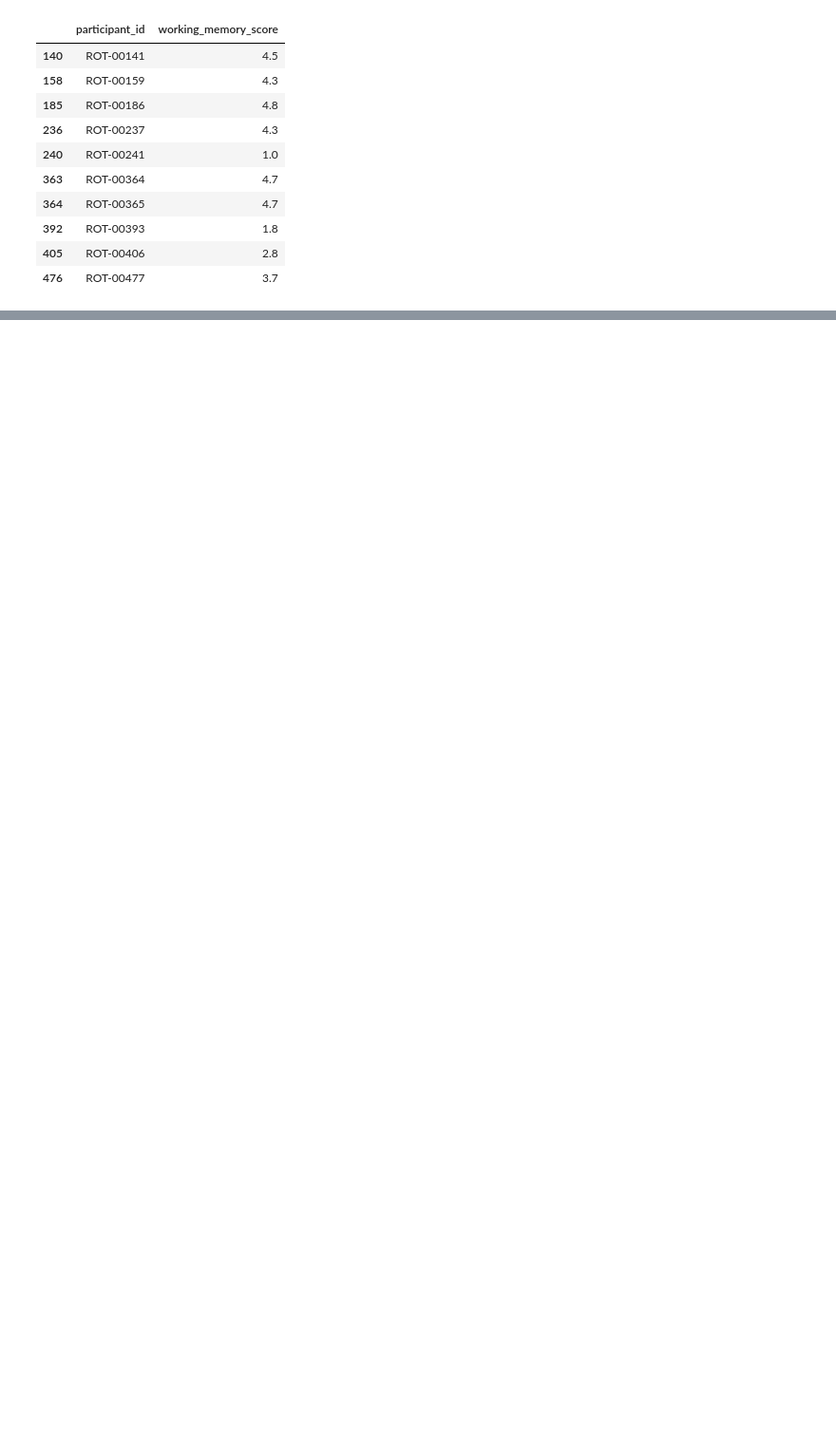
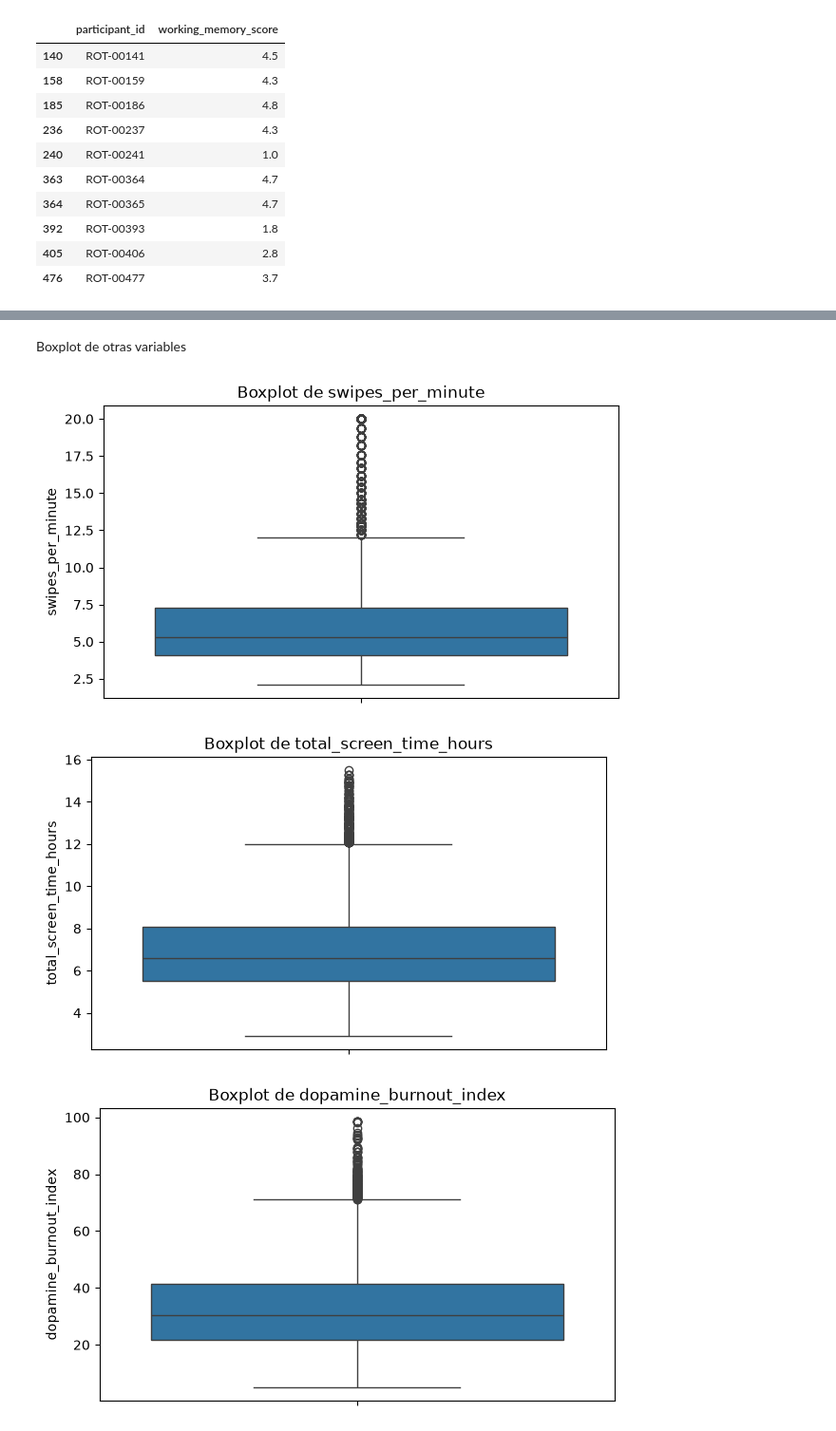
Before and after one commit to SRXKaiser/ADD_PROYECTO_FINAL, a Jupyter notebook: Final.ipynb, the cells around one changed output, grey strips where cells are left out. Shown at 95% size. Drawn from its saved outputs; the diff is of its cells as text; code cells hidden in the pictures; blank space fills up the shorter version.

```diff
--- a/Final.ipynb
+++ b/Final.ipynb
@@ -427,0 +558,23 @@ IQR_outliers[["participant_id", "working_memory_score"]].head(10)
+# %% [markdown]
+Boxplot de otras variables
+# %%
+variables = [
+    "swipes_per_minute",
+    "total_screen_time_hours",
+    "dopamine_burnout_index",
+    "attention_retention_pct"
+]
+
+for columna in variables:
+
+    plt.figure(figsize=(7,4))
+
+    sns.boxplot(data=brainrot_df, y=columna)
+
+    plt.title(f"Boxplot de {columna}")
+
+    plt.show()
+# %% [output]
+[figure, added]
+[figure, added]
+[figure, added]
```
Also changed, not shown: parts of 30 cells of this notebook, 4 other files.
